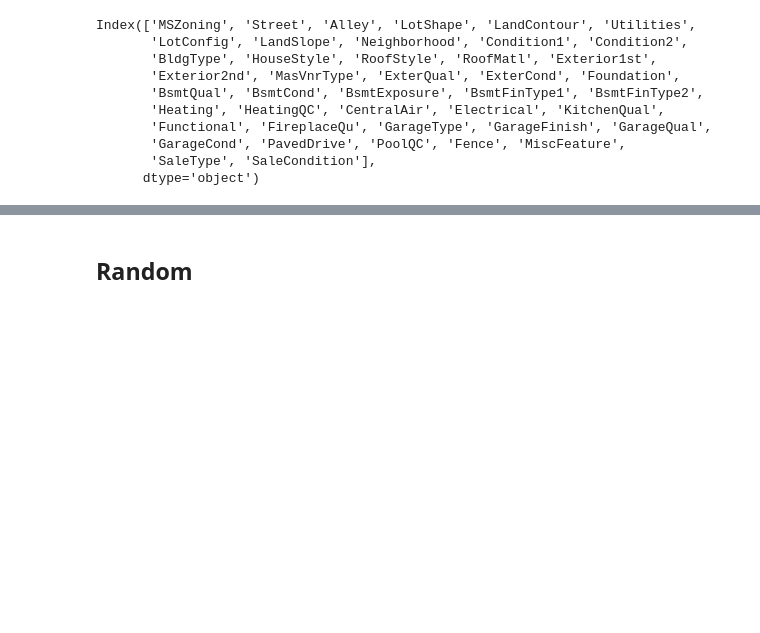
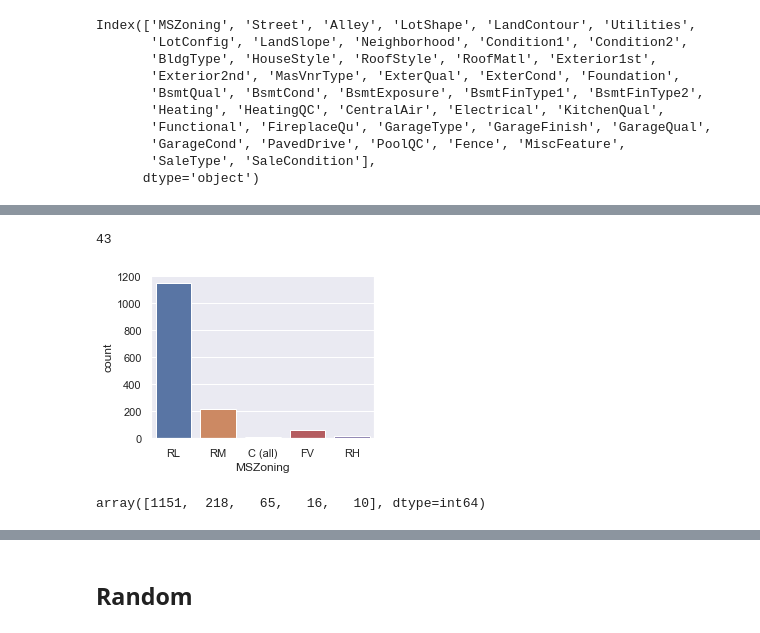
Before and after one commit to gepallas/ML_House_Prices, a Jupyter notebook: HousePricesEDA.ipynb, the cells around one changed output, grey strips where cells are left out. Drawn from its saved outputs; the diff is of its cells as text; code cells hidden in the pictures; blank space fills up the shorter version.

Commit message:
Categorical variables - countplots, boxplots

```diff
--- a/HousePricesEDA.ipynb
+++ b/HousePricesEDA.ipynb
@@ -855,0 +841,13 @@ corr_numeric_high
+# %%
+train_cat.shape[1]
+# %% [output]
+43
+# %%
+plt.figure(figsize=(4,3))
+sns.countplot(x='MSZoning', data=train_clean);
+# %% [output]
+[figure, added]
+# %%
+train_clean.MSZoning.value_counts()
+# %% [output]
+array([1151,  218,   65,   16,   10], dtype=int64)
```
Also changed, not shown: parts of 8 cells of this notebook.
